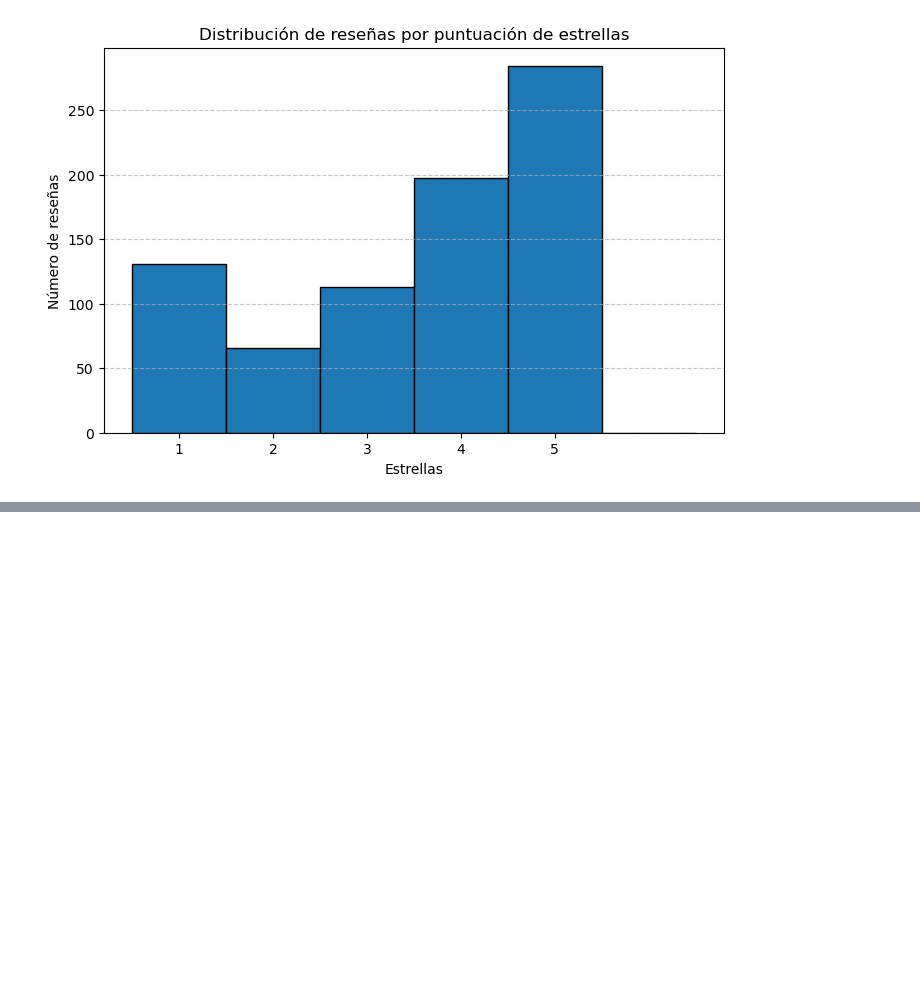
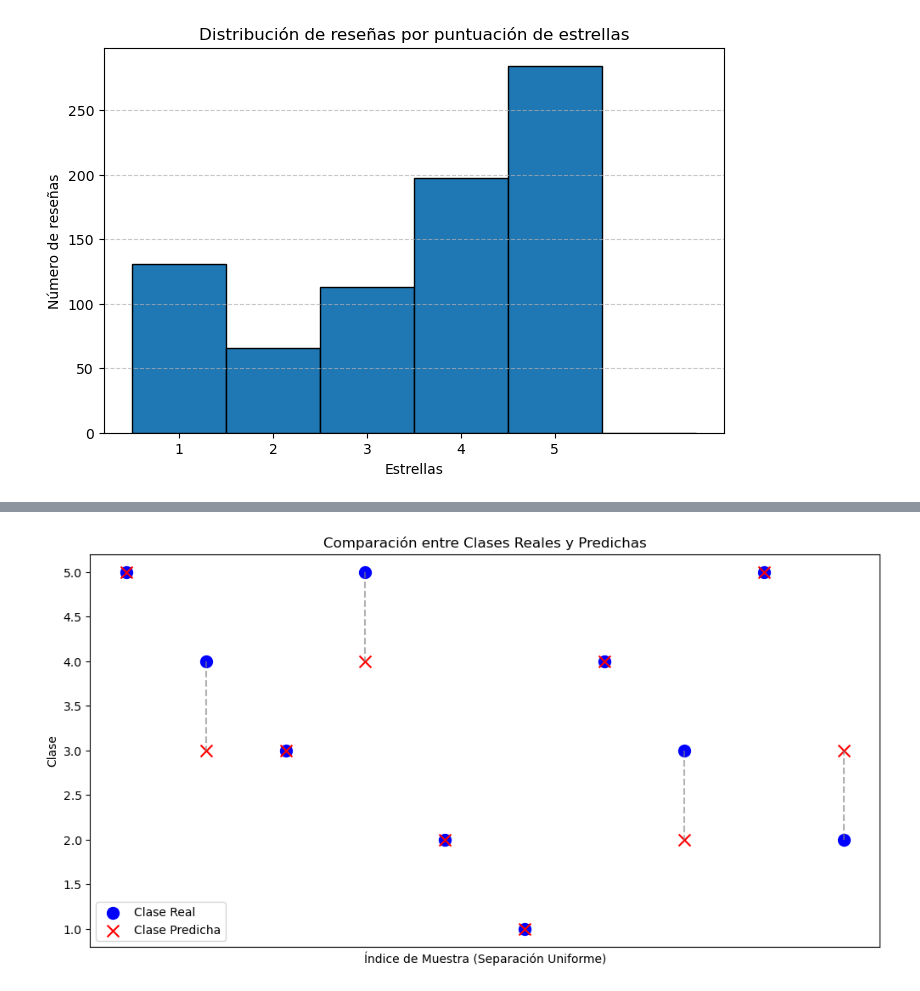
Before and after one commit to tecoloniso/amazonReviews, a Jupyter notebook: completo.ipynb, the cells around one changed output, grey strips where cells are left out. Saved outputs shown, nothing was run; the diff lists cells and outputs as text; code cells hidden in the pictures; blank space fills up the shorter version.

```diff
--- a/completo.ipynb
+++ b/completo.ipynb
@@ -163,0 +195,34 @@ plt.show()
+# %%
+
+import numpy as np
+import matplotlib.pyplot as plt
+
+def distancia_predicciones(y, y_pred):
+    y = np.array(y)
+    y_pred = np.array(y_pred)
+
+    # Crear índices con espaciado uniforme más grande
+    x_indices = np.linspace(0, len(y) * 2.5, len(y))  # Factor 2.5 para mayor separación
+
+    plt.figure(figsize=(12, 6))
+
+    # Graficar la clase real vs la predicha con separación uniforme
+    plt.scatter(x_indices, y, color="blue", label="Clase Real", marker="o", s=100)
+    plt.scatter(x_indices, y_pred, color="red", label="Clase Predicha", marker="x", s=100)
+
+    # Conectar con líneas para ver las diferencias
+    for i in range(len(y)):
+        plt.plot([x_indices[i], x_indices[i]], [y[i], y_pred[i]], color="gray", linestyle="--", alpha=0.6)
+
+    plt.xlabel("Índice de Muestra (Separación Uniforme)")
+    plt.ylabel("Clase")
+    plt.title("Comparación entre Clases Reales y Predichas")
+    plt.xticks([])  # Ocultar etiquetas en el eje X para evitar saturación visual
+    plt.legend()
+    plt.show()
+
+
+
+distancia_predicciones(y_true,y_pred)
+# %% [output]
+[figure, added]
```
Also changed, not shown: parts of 5 cells of this notebook.
